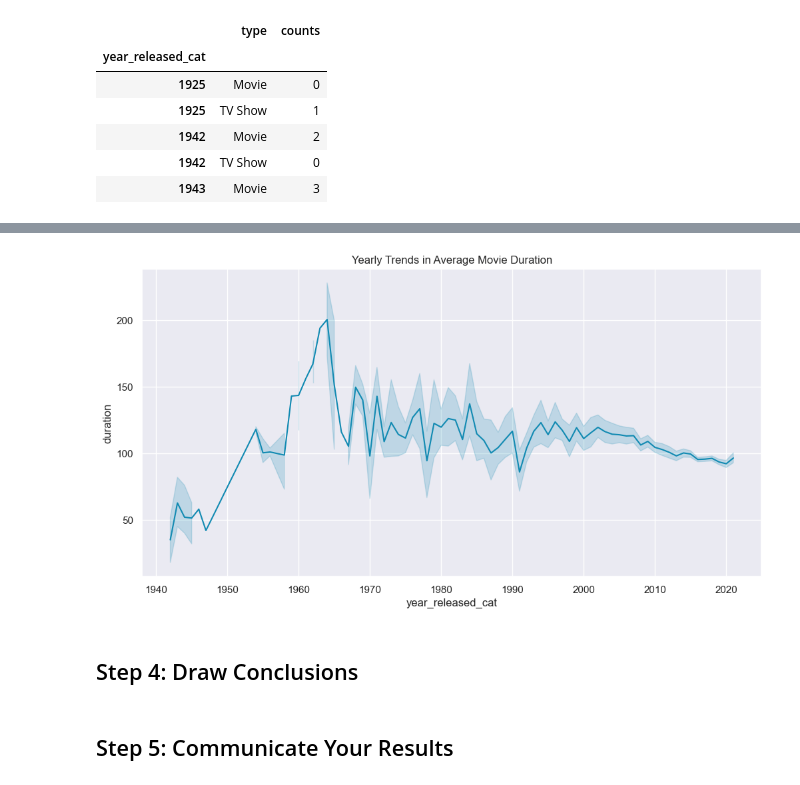
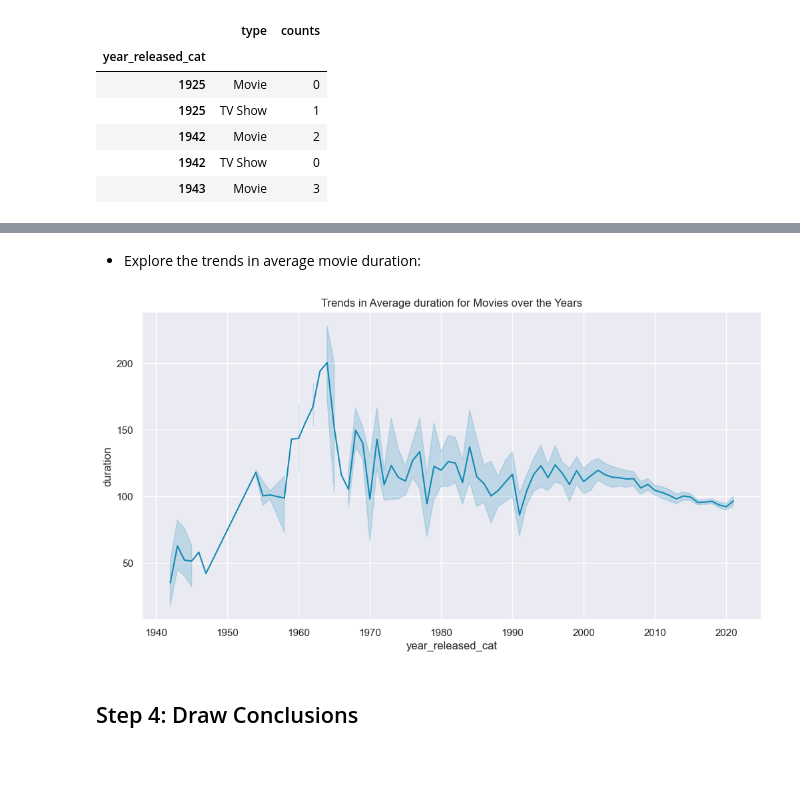
Before and after one commit to mohebmaher/GDSC-Core-Team-Training, a Jupyter notebook: Assignment-03/netflix_data_leaning_analysis_and_viz.ipynb, the cells around one changed output, grey strips where cells are left out. Saved outputs shown, nothing was run; the diff lists cells and outputs as text; code cells hidden in the pictures.

```diff
--- a/Assignment-03/netflix_data_leaning_analysis_and_viz.ipynb
+++ b/Assignment-03/netflix_data_leaning_analysis_and_viz.ipynb
@@ -282,10 +313,10 @@ netflix_movies.head()
+# %% [markdown]
+- Explore the trends in average movie duration:
 # %%
 fig, ax = plt.subplots(figsize=(12, 6))
 sns.lineplot(data=netflix_movies, x="year_released_cat", y="duration", ax=ax)
-ax.set_title("Yearly Trends in Average Movie Duration");
+ax.set_title("Trends in Average duration for Movies over the Years");
 # %% [output]
-[figure, old version]
+[figure, new version]
 # %% [markdown]
 ## Step 4: Draw Conclusions
-# %% [markdown]
-## Step 5: Communicate Your Results
```
Also changed, not shown: parts of 17 cells of this notebook.
